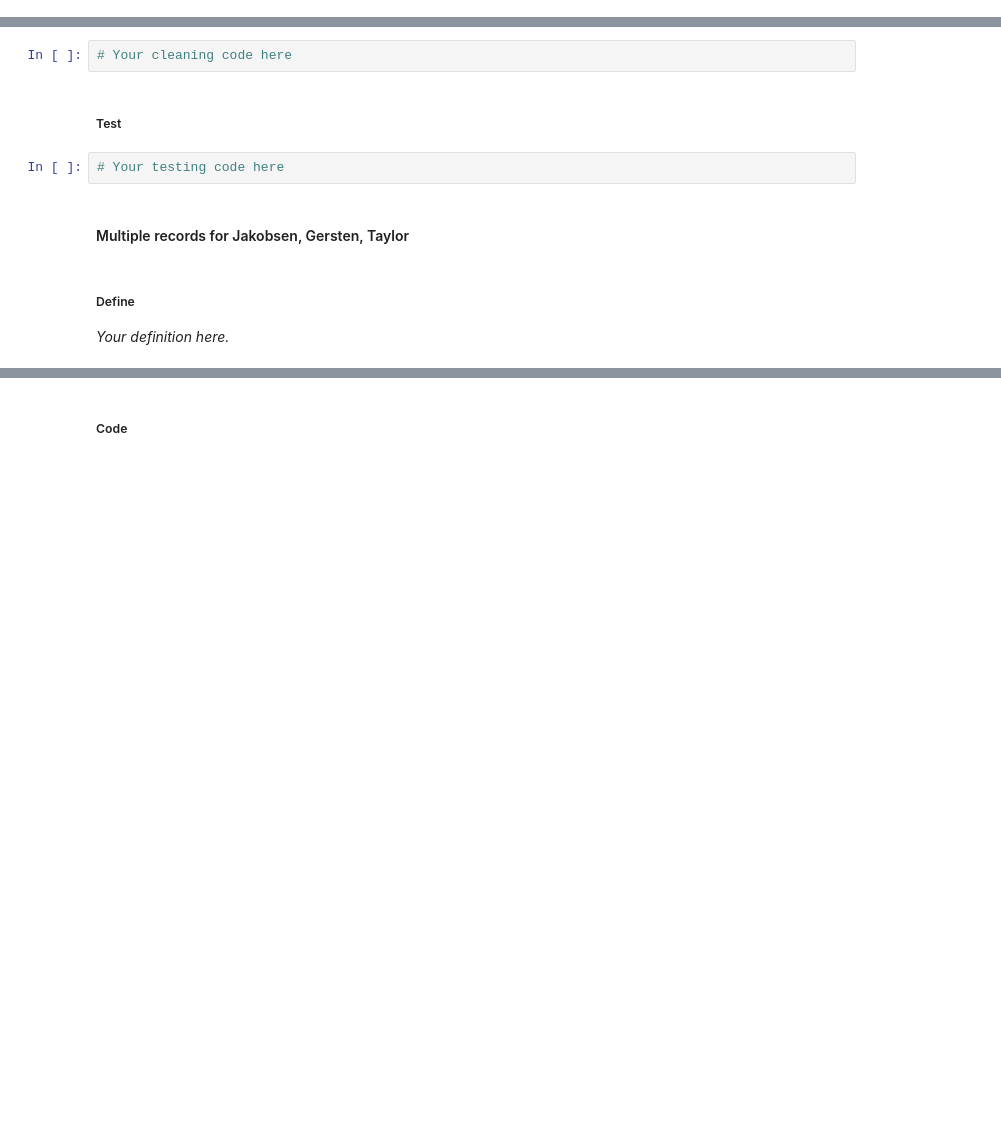
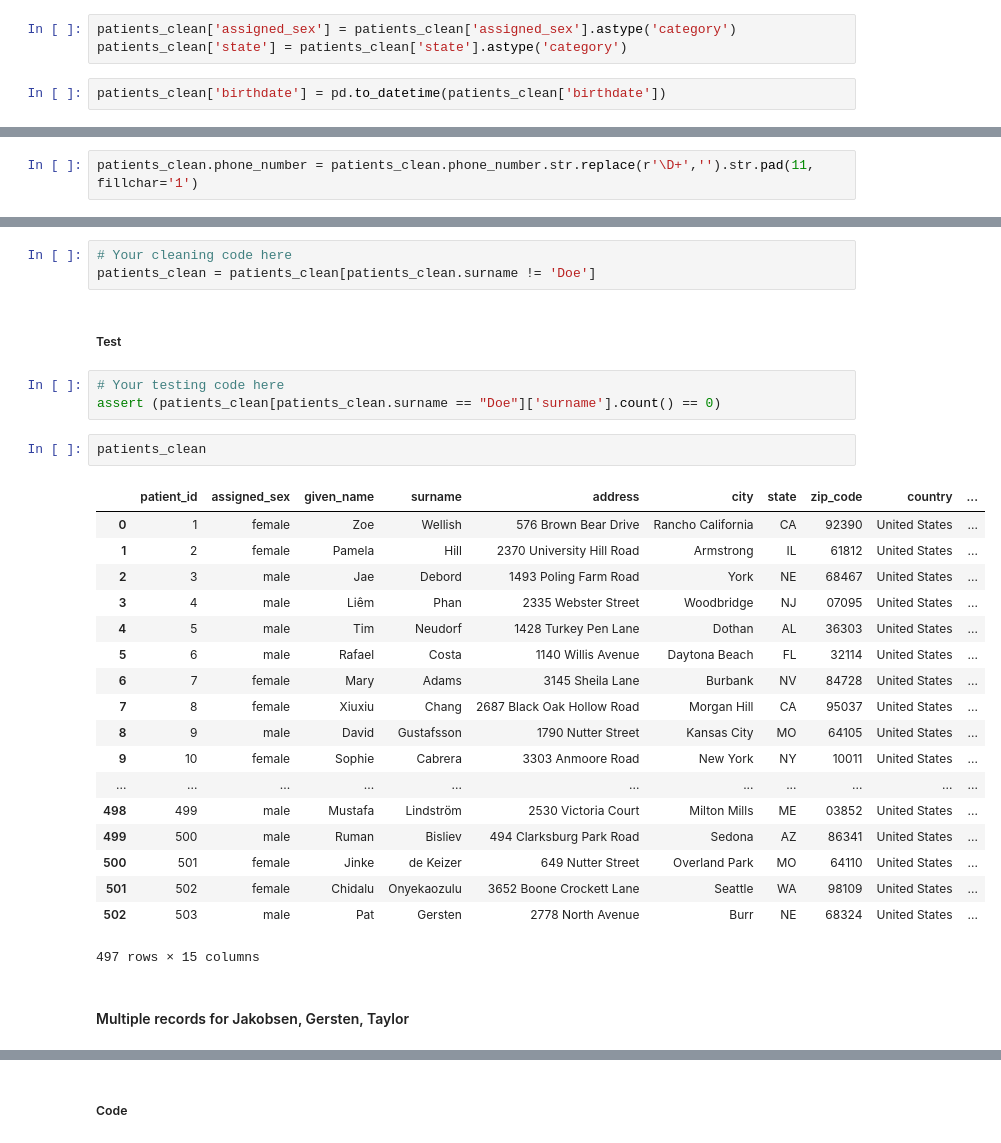
Before and after one commit to cb1118/dataAnalyst, a Jupyter notebook: dataWrangling/diabetes/cleaning-student.ipynb, the cells around one changed output, grey strips where cells are left out. Cells and saved outputs as stored; diff of their text form; blank space fills up the shorter version.

```diff
--- a/dataWrangling/diabetes/cleaning-student.ipynb
+++ b/dataWrangling/diabetes/cleaning-student.ipynb
@@ -506,0 +806,5 @@ assert sum(treatments_clean['hba1c_start'].sub(treatments_clean['hba1c_end'], ax
+# %%
+patients_clean['assigned_sex'] = patients_clean['assigned_sex'].astype('category')
+patients_clean['state'] = patients_clean['state'].astype('category')
+# %%
+patients_clean['birthdate'] = pd.to_datetime(patients_clean['birthdate'])
@@ -520,3 +863,5 @@ assert sum(treatments_clean['hba1c_start'].sub(treatments_clean['hba1c_end'], ax
+# %%
+patients_clean.phone_number = patients_clean.phone_number.str.replace(r'\D+','').str.pad(11, fillchar='1')
 # %% [markdown]
 ##### Test
 # %%
@@ -530,12 +894,32 @@ assert sum(treatments_clean['hba1c_start'].sub(treatments_clean['hba1c_end'], ax
 ##### Code
 # %%
 # Your cleaning code here
+patients_clean = patients_clean[patients_clean.surname != 'Doe']
 # %% [markdown]
 ##### Test
 # %%
 # Your testing code here
+assert (patients_clean[patients_clean.surname == "Doe"]['surname'].count() == 0)
+# %%
+patients_clean
+# %% [output]
+|  | patient_id | assigned_sex | given_name | surname | address | city | state | zip_code | country | ... |
+| 0 | 1 | female | Zoe | Wellish | 576 Brown Bear Drive | Rancho California | CA | 92390 | United States | ... |
+| 1 | 2 | female | Pamela | Hill | 2370 University Hill Road | Armstrong | IL | 61812 | United States | ... |
+| 2 | 3 | male | Jae | Debord | 1493 Poling Farm Road | York | NE | 68467 | United States | ... |
+| 3 | 4 | male | Liêm | Phan | 2335 Webster Street | Woodbridge | NJ | 07095 | United States | ... |
+| 4 | 5 | male | Tim | Neudorf | 1428 Turkey Pen Lane | Dothan | AL | 36303 | United States | ... |
+| 5 | 6 | male | Rafael | Costa | 1140 Willis Avenue | Daytona Beach | FL | 32114 | United States | ... |
+| 6 | 7 | female | Mary | Adams | 3145 Sheila Lane | Burbank | NV | 84728 | United States | ... |
+| 7 | 8 | female | Xiuxiu | Chang | 2687 Black Oak Hollow Road | Morgan Hill | CA | 95037 | United States | ... |
+| 8 | 9 | male | David | Gustafsson | 1790 Nutter Street | Kansas City | MO | 64105 | United States | ... |
+| 9 | 10 | female | Sophie | Cabrera | 3303 Anmoore Road | New York | NY | 10011 | United States | ... |
+| ... | ... | ... | ... | ... | ... | ... | ... | ... | ... | ... |
+| 498 | 499 | male | Mustafa | Lindström | 2530 Victoria Court | Milton Mills | ME | 03852 | United States | ... |
+| 499 | 500 | male | Ruman | Bisliev | 494 Clarksburg Park Road | Sedona | AZ | 86341 | United States | ... |
+| 500 | 501 | female | Jinke | de Keizer | 649 Nutter Street | Overland Park | MO | 64110 | United States | ... |
+| 501 | 502 | female | Chidalu | Onyekaozulu | 3652 Boone Crockett Lane | Seattle | WA | 98109 | United States | ... |
+| 502 | 503 | male | Pat | Gersten | 2778 North Avenue | Burr | NE | 68324 | United States | ... |
+497 rows × 15 columns
 # %% [markdown]
 #### Multiple records for Jakobsen, Gersten, Taylor
-# %% [markdown]
-##### Define
-*Your definition here.*
```
Also changed, not shown: parts of 77 cells of this notebook, 9 other files.
